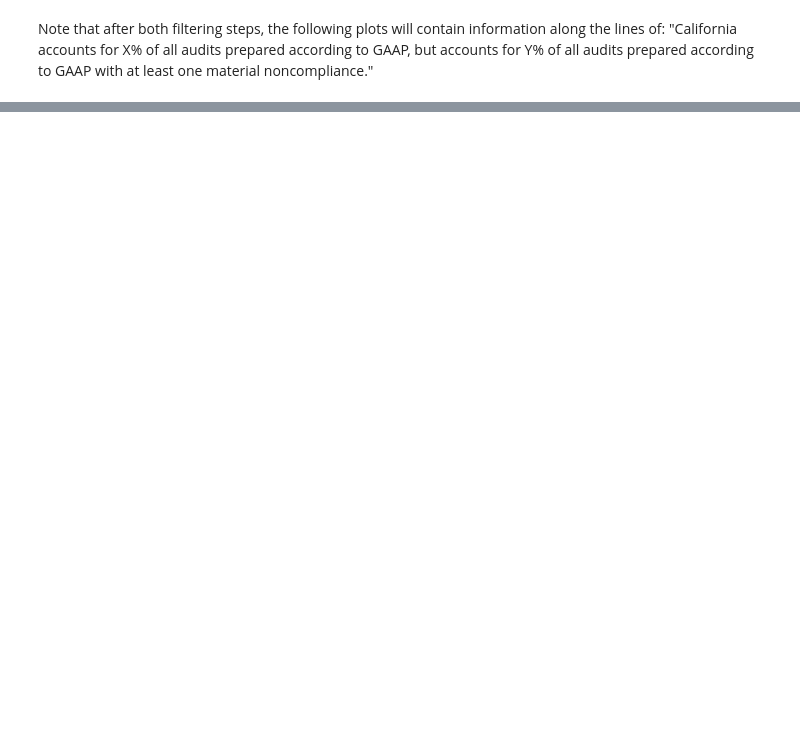
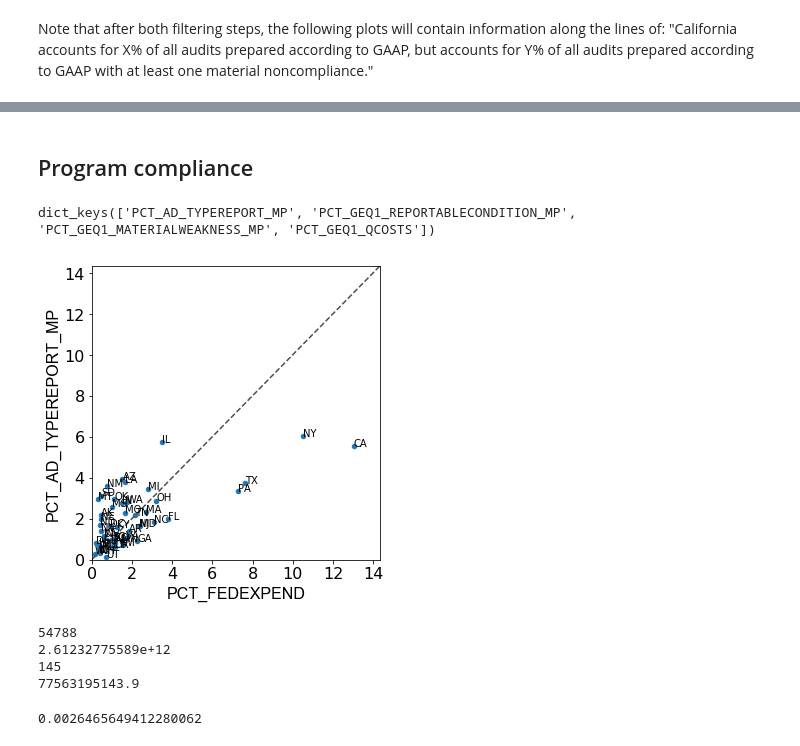
Before and after one commit to ihwang/fac, a Jupyter notebook: general_trends_states.ipynb, the cells around one changed output, grey strips where cells are left out. Cells and saved outputs as stored; diff of their text form; code cells hidden in the pictures; blank space fills up the shorter version.

```diff
--- a/general_trends_states.ipynb
+++ b/general_trends_states.ipynb
@@ -231,0 +230,47 @@ else:
+# %% [markdown]
+## Program compliance
+# %%
+mp_series_dict = {}
+###############################################################################
+# Get percent of A/D audit opinions on major program compliance and program
+# compliance issues
+###############################################################################
+sortby_mp = 'TYPEREPORT_MP'
+ad_op_list = [
+    i for i in set(df_analysis[sortby_mp])
+    if ('A' in i) or ('D' in i)
+]
+df_state_fs = df_analysis.groupby('STATE')\
+    [sortby_mp].value_counts().unstack()
+series_state_ad_fs_norm = 100 * \
+               df_state_fs[ad_op_list].sum(axis=1) / \
+               len(df_analysis[df_analysis[sortby_mp].isin(ad_op_list)])
+mp_series_dict[
+    'PCT_AD_%s' %sortby_mp
+] = series_state_ad_fs_norm
+
+# Get percent of financial issues
+for sortby_mp in [
+    'REPORTABLECONDITION_MP', 'MATERIALWEAKNESS_MP', 'QCOSTS'
+]:
+    df_state_op = df_analysis.groupby('STATE')[sortby_mp].value_counts().sort_index().unstack()
+    if set(df_analysis[sortby_mp]) != set(['Y','N']):
+        count_cols = [
+            i for i in set(df_analysis[sortby_mp]) if (i != 'N') and (i != '')
+        ]
+    else:
+        count_cols = ['Y']
+    series_state_op_norm = 100 * \
+        df_state_op[count_cols].sum(axis=1) / \
+        len(df_analysis[df_analysis[sortby_mp].isin(count_cols)])
+    mp_series_dict_key = 'PCT_GEQ1_%s' %sortby_mp
+    mp_series_dict[mp_series_dict_key] = series_state_op_norm
+##############################################################################
+
+print(mp_series_dict.keys())
+# %% [output]
+dict_keys(['PCT_AD_TYPEREPORT_MP', 'PCT_GEQ1_REPORTABLECONDITION_MP', 'PCT_GEQ1_MATERIALWEAKNESS_MP', 'PCT_GEQ1_QCOSTS'])
+# %%
+df_plot = plot_2d(series_dict, 'PCT_FEDEXPEND', mp_series_dict, 'PCT_AD_TYPEREPORT_MP')
+# %% [output]
+[figure, added]
@@ -231,0 +279,19 @@ else:
+# %%
+# print(len(df_analysis[df_analysis['TYPEREPORT_MP'].str.contains('A|D', regex=True)]))
+# print(df_analysis[df_analysis['TYPEREPORT_MP'].str.contains('A|D', regex=True)]['TOTFEDEXPEND_ADJUSTED'].sum())
+
+state = 'NY'
+print(len(df_analysis[df_analysis['STATE'] == state]))
+print(df_analysis[df_analysis['STATE'] == state]['TOTFEDEXPEND_ADJUSTED'].sum())
+
+print(len(df_analysis[(df_analysis['TYPEREPORT_MP'].str.contains('A|D', regex=True)) & (df_analysis['STATE'] == state)]))
+print(df_analysis[(df_analysis['TYPEREPORT_MP'].str.contains('A|D', regex=True)) & (df_analysis['STATE'] == state)]['TOTFEDEXPEND_ADJUSTED'].sum())
+# %% [output]
+54788
+2.61232775589e+12
+145
+77563195143.9
+# %%
+145/54788
+# %% [output]
+0.0026465649412280062
```
Also changed, not shown: parts of 9 cells of this notebook.
